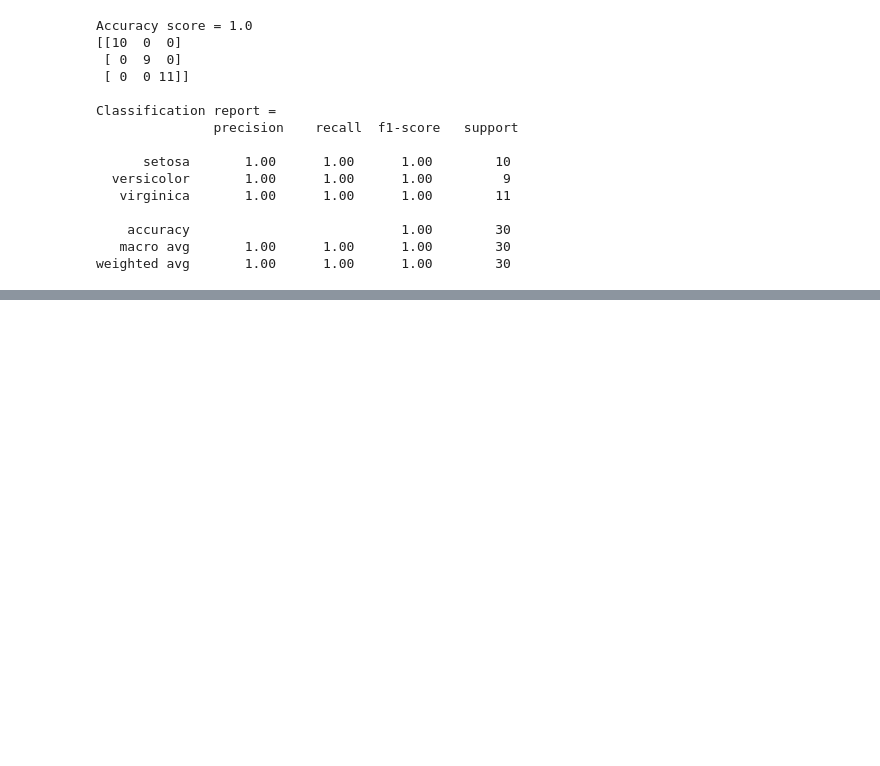
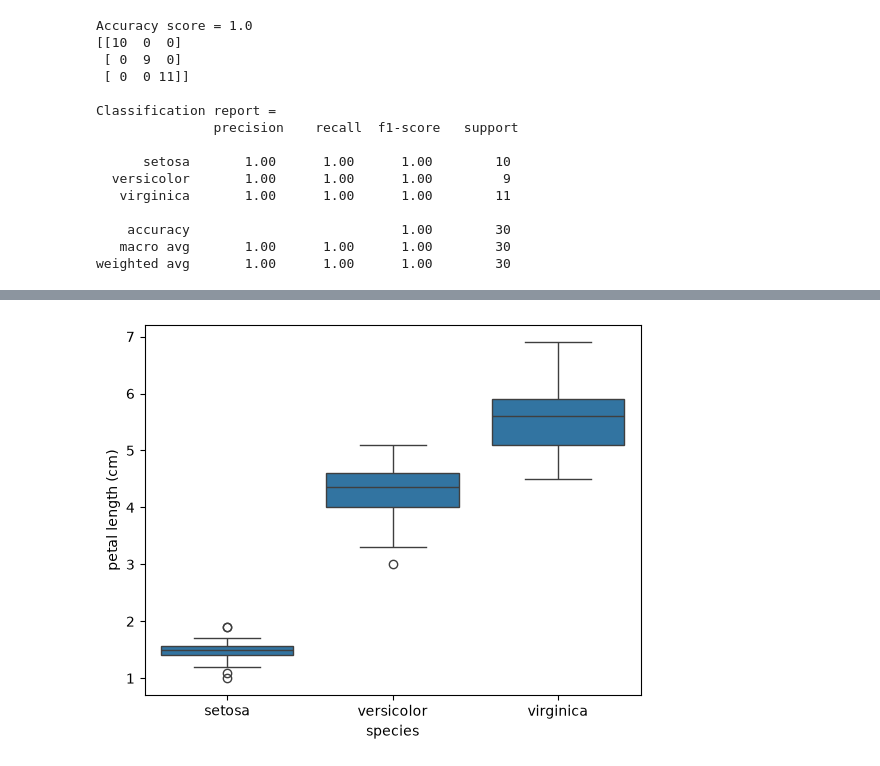
Before and after one commit to nithinmohan3111-crypto/Iris_analysis, a Jupyter notebook: iris_analysis3.py.ipynb, the cells around one changed output, grey strips where cells are left out. Cells and saved outputs as stored; diff of their text form; code cells hidden in the pictures; blank space fills up the shorter version.

```diff
--- a/iris_analysis3.py.ipynb
+++ b/iris_analysis3.py.ipynb
@@ -295,0 +282,9 @@ plt.show()
+# %%
+sns.boxplot(
+    data=df,
+    x='species',
+    y='petal length (cm)'
+)
+plt.show()
+# %% [output]
+[figure, added]
```
Also changed, not shown: parts of 11 cells of this notebook.
